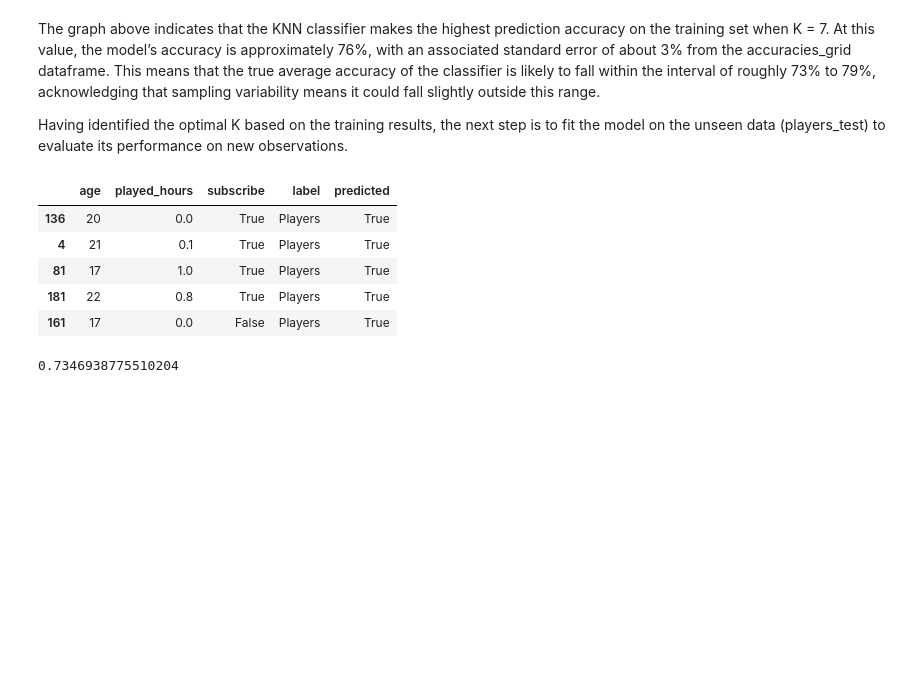
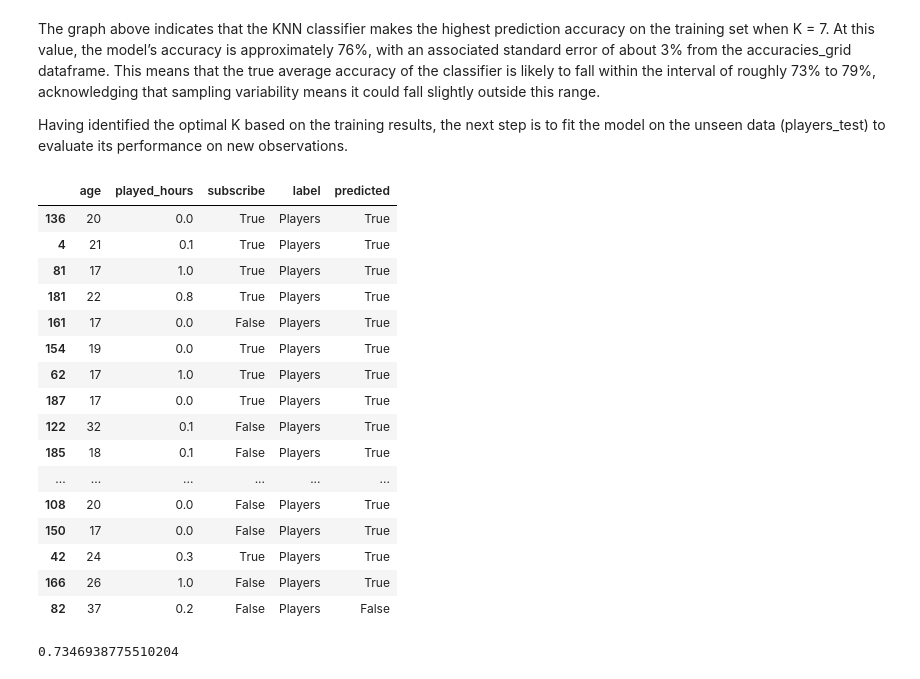
Before and after one commit to MSNia/toy_ds_project, a Jupyter notebook: Group Project/group_codes.ipynb, the cells around one changed output. Saved outputs shown, nothing was run; the diff lists cells and outputs as text; code cells hidden in the pictures; blank space fills up the shorter version.

```diff
--- a/Group Project/group_codes.ipynb
+++ b/Group Project/group_codes.ipynb
@@ -97,7 +97,6 @@ players_tidy
 # %% [markdown]
 The "players_tidy" is now tidy! Let's visualize the data to understand them better.
 # %%
-players_tidy.loc[:, 'label'] = 'Players'
 players_plot = alt.Chart(players_tidy, title="Fig. 1. Plot of Playing Time vs. Age of the Players").mark_point(size=20, opacity = 0.5).encode(
     x = alt.X('age').title('Age of Players (in years)'),
     y = alt.Y('played_hours').title('Playing Time (in hours)'),
@@ -255,19 +265,30 @@ Having identified the optimal K based on the training results, the next step is
 # %%
 best_knn = KNeighborsClassifier(n_neighbors = 7)
 
 best_fit = best_knn.fit(X_train, y_train)
 
 best_fit_df = players_test.assign(
     predicted = best_fit.predict(X_test)
 )
-best_fit_df.head()
+best_fit_df
 # %% [output]
 |  | age | played_hours | subscribe | label | predicted |
 | 136 | 20 | 0.0 | True | Players | True |
 | 4 | 21 | 0.1 | True | Players | True |
 | 81 | 17 | 1.0 | True | Players | True |
 | 181 | 22 | 0.8 | True | Players | True |
 | 161 | 17 | 0.0 | False | Players | True |
+| 154 | 19 | 0.0 | True | Players | True |
+| 62 | 17 | 1.0 | True | Players | True |
+| 187 | 17 | 0.0 | True | Players | True |
+| 122 | 32 | 0.1 | False | Players | True |
+| 185 | 18 | 0.1 | False | Players | True |
+| ... | ... | ... | ... | ... | ... |
+| 108 | 20 | 0.0 | False | Players | True |
+| 150 | 17 | 0.0 | False | Players | True |
+| 42 | 24 | 0.3 | True | Players | True |
+| 166 | 26 | 1.0 | False | Players | True |
+| 82 | 37 | 0.2 | False | Players | False |
 # %%
 best_fit_acc = best_fit.score(X_test,y_test)
 best_fit_acc
```
Also changed, not shown: parts of 2 cells of this notebook.
